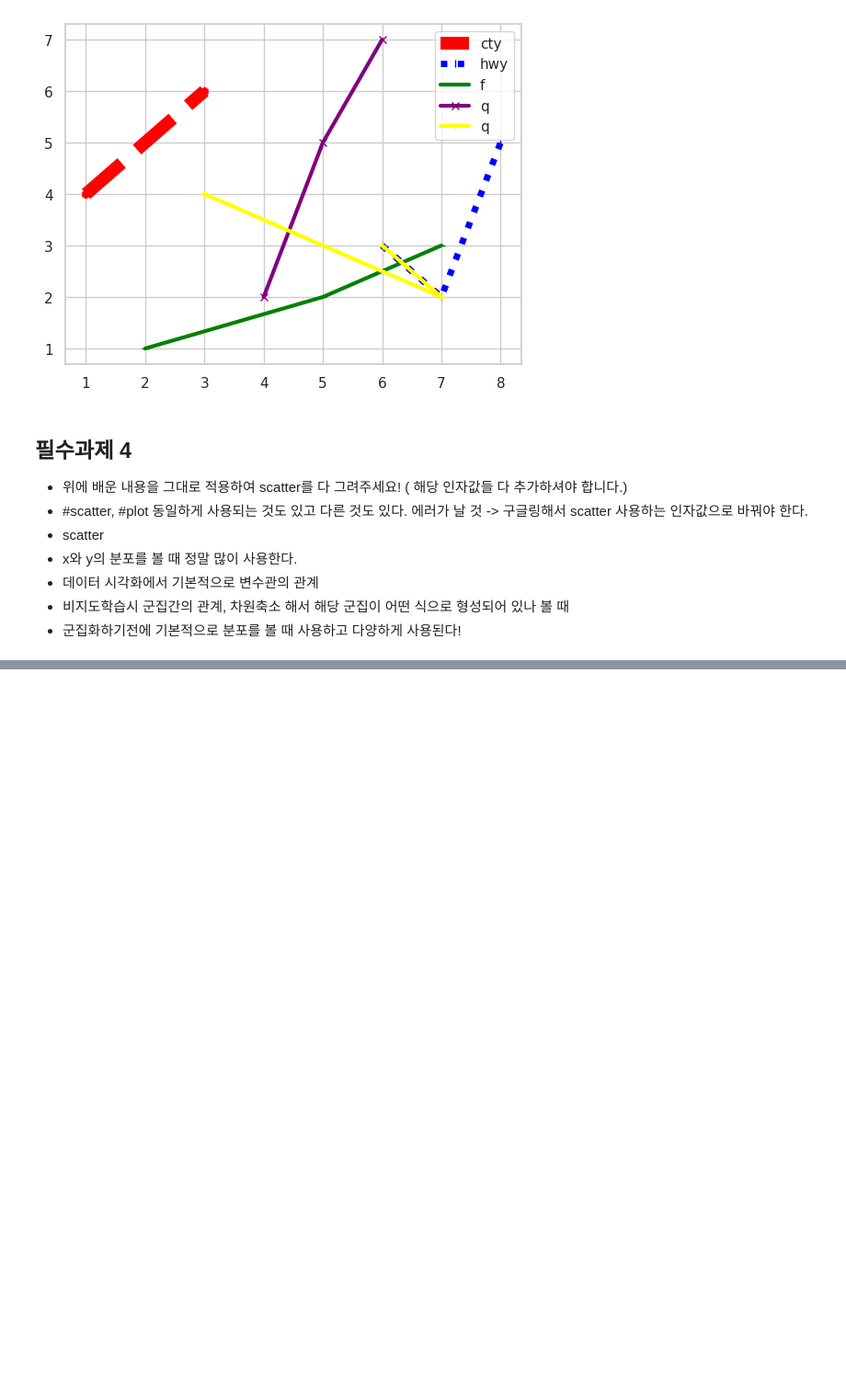
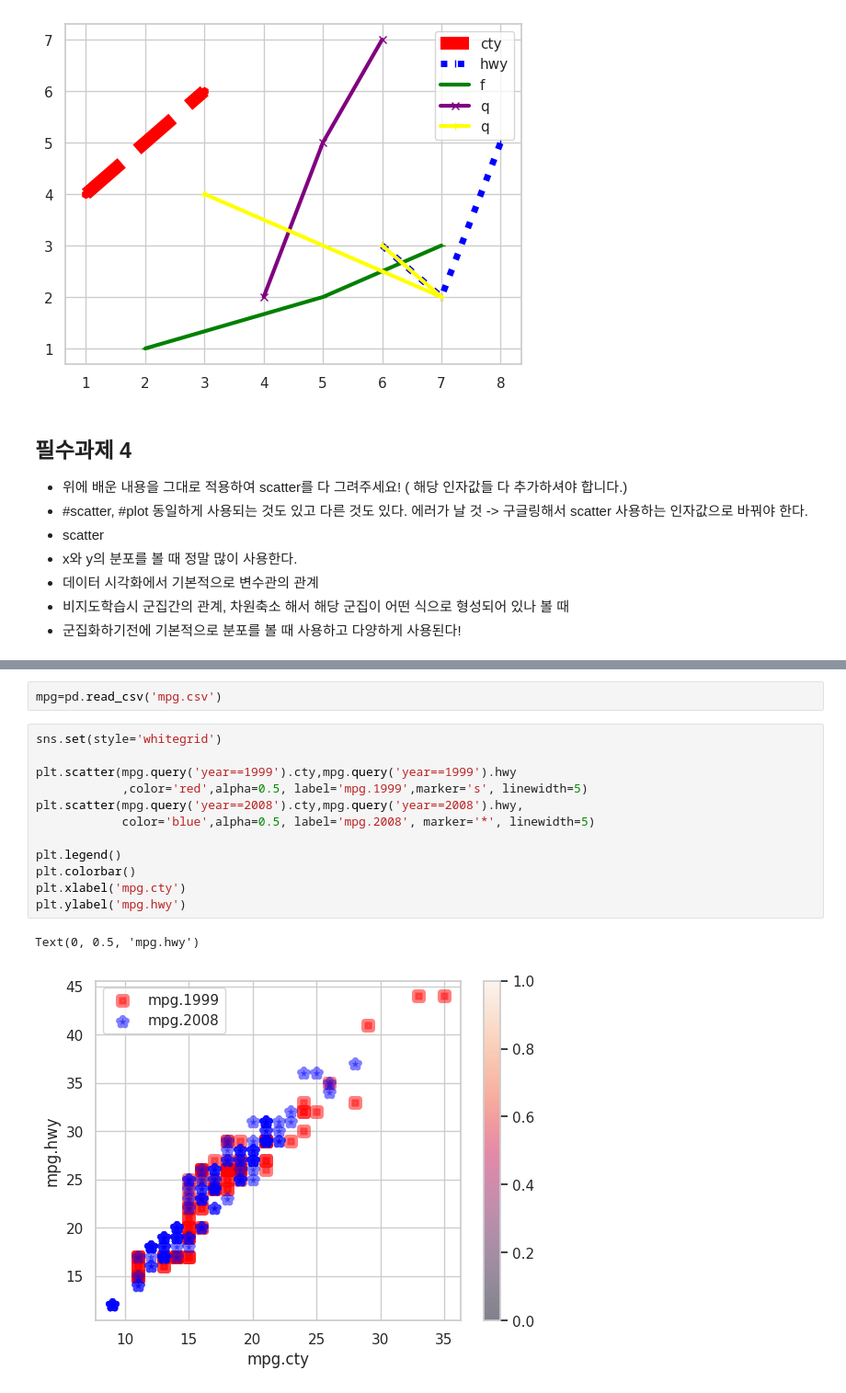
Before and after one commit to seon0415/BDA, a Jupyter notebook: 박서연29_0402_필수과제.ipynb, the cells around one changed output, grey strips where cells are left out. Shown at 92% size. Cells and saved outputs as stored; diff of their text form; blank space fills up the shorter version.

```diff
--- a/박서연29_0402_필수과제.ipynb
+++ b/박서연29_0402_필수과제.ipynb
@@ -243,0 +271,17 @@ plt.legend()
+# %%
+mpg=pd.read_csv('mpg.csv')
+# %%
+sns.set(style='whitegrid')
+
+plt.scatter(mpg.query('year==1999').cty,mpg.query('year==1999').hwy
+            ,color='red',alpha=0.5, label='mpg.1999',marker='s', linewidth=5)
+plt.scatter(mpg.query('year==2008').cty,mpg.query('year==2008').hwy,
+            color='blue',alpha=0.5, label='mpg.2008', marker='*', linewidth=5)
+
+plt.legend()
+plt.colorbar()
+plt.xlabel('mpg.cty')
+plt.ylabel('mpg.hwy')
+# %% [output]
+Text(0, 0.5, 'mpg.hwy')
+[figure, added]
```
Also changed, not shown: parts of 3 cells of this notebook.
